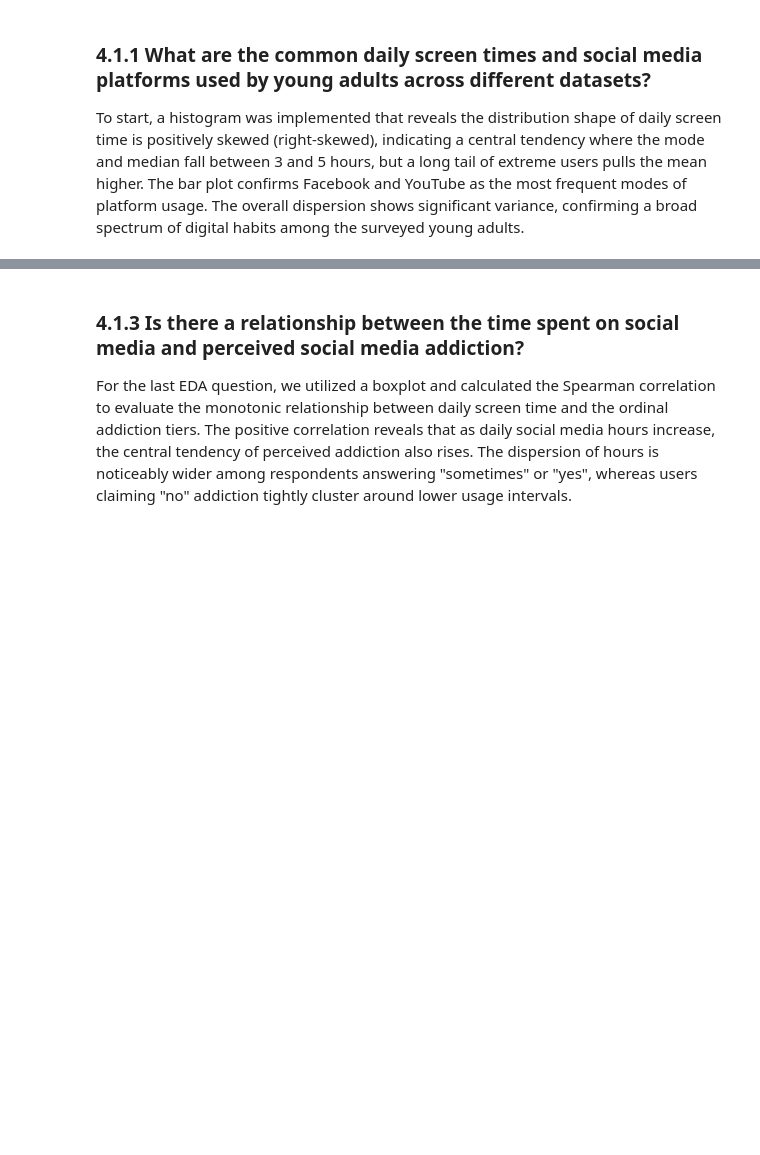
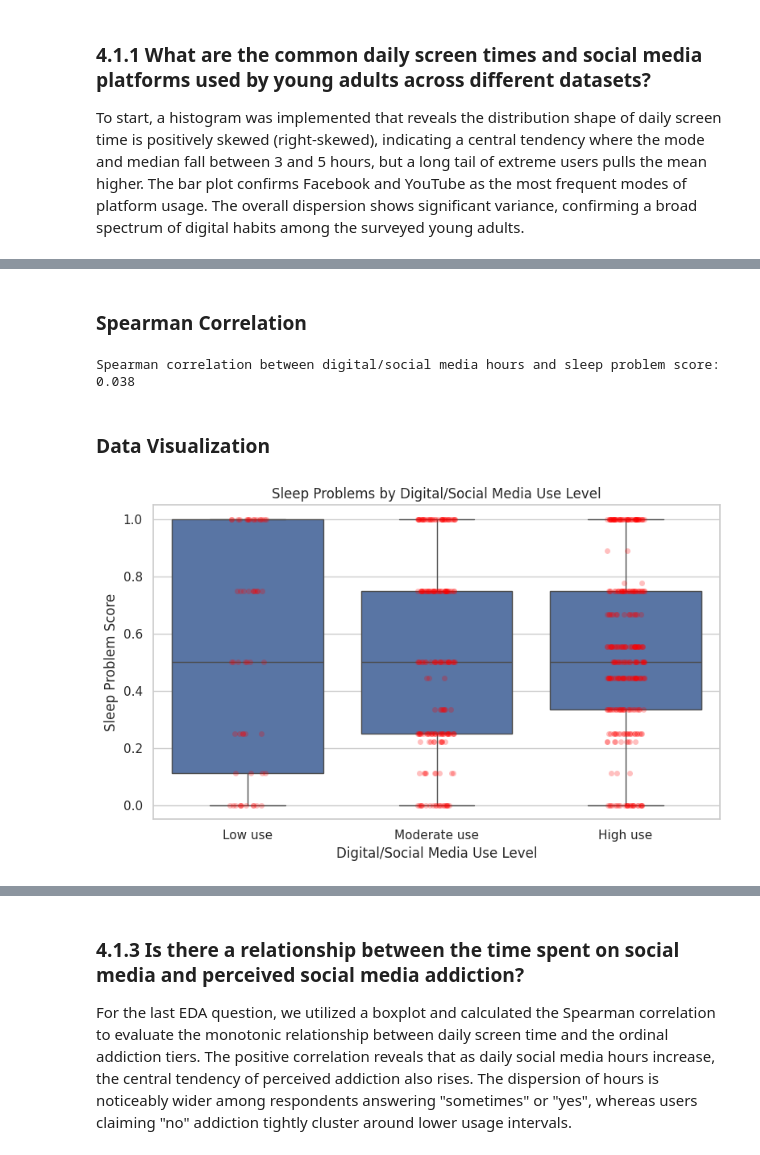
Before and after one commit to klyckman/CSMODEL, a Jupyter notebook: notebooks/Kodiak_Knowers_Notebook.ipynb, the cells around one changed output, grey strips where cells are left out. Cells and saved outputs as stored; diff of their text form; code cells hidden in the pictures; blank space fills up the shorter version.

```diff
--- a/notebooks/Kodiak_Knowers_Notebook.ipynb
+++ b/notebooks/Kodiak_Knowers_Notebook.ipynb
@@ -773,0 +821,40 @@ plt.show()
+# %% [markdown]
+### **Spearman Correlation**
+# %%
+sleep_spearman = sleep_eda["daily_digital_media_hours"].corr(
+    sleep_eda["sleep_problem_score"],
+    method="spearman"
+)
+
+print(f"Spearman correlation between digital/social media hours and sleep problem score: {sleep_spearman:.3f}")
+# %% [output]
+Spearman correlation between digital/social media hours and sleep problem score: 0.038
+# %% [markdown]
+### **Data Visualization**
+# %%
+plt.figure(figsize=(8, 5))
+
+sns.boxplot(
+    data=sleep_eda,
+    x="usage_group",
+    y="sleep_problem_score",
+    order=["Low use", "Moderate use", "High use"]
+)
+
+sns.stripplot(
+    data=sleep_eda,
+    x="usage_group",
+    y="sleep_problem_score",
+    order=["Low use", "Moderate use", "High use"],
+    color="red",
+    alpha=0.25,
+    jitter=True
+)
+
+plt.title("Sleep Problems by Digital/Social Media Use Level")
+plt.xlabel("Digital/Social Media Use Level")
+plt.ylabel("Sleep Problem Score")
+plt.tight_layout()
+plt.show()
+# %% [output]
+[figure, added]
```
Also changed, not shown: parts of 37 cells of this notebook.
